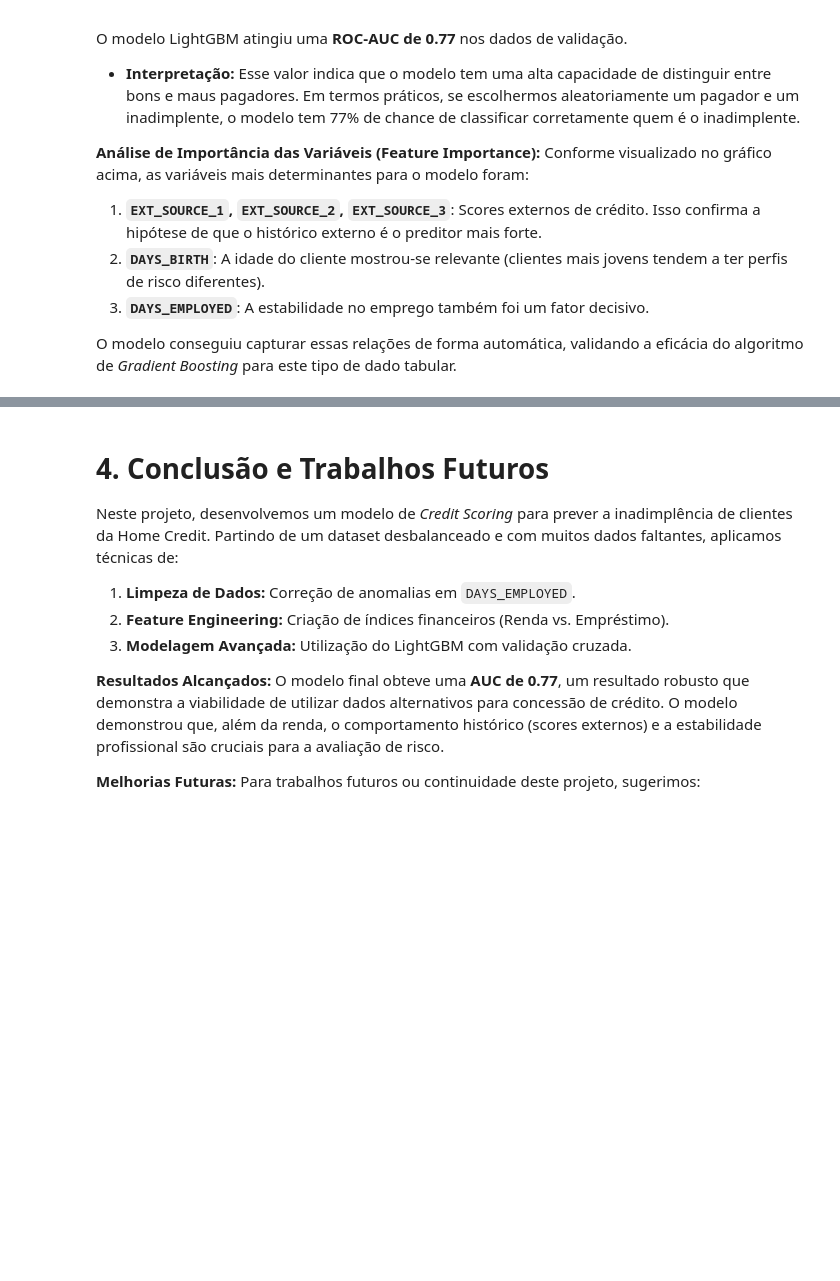
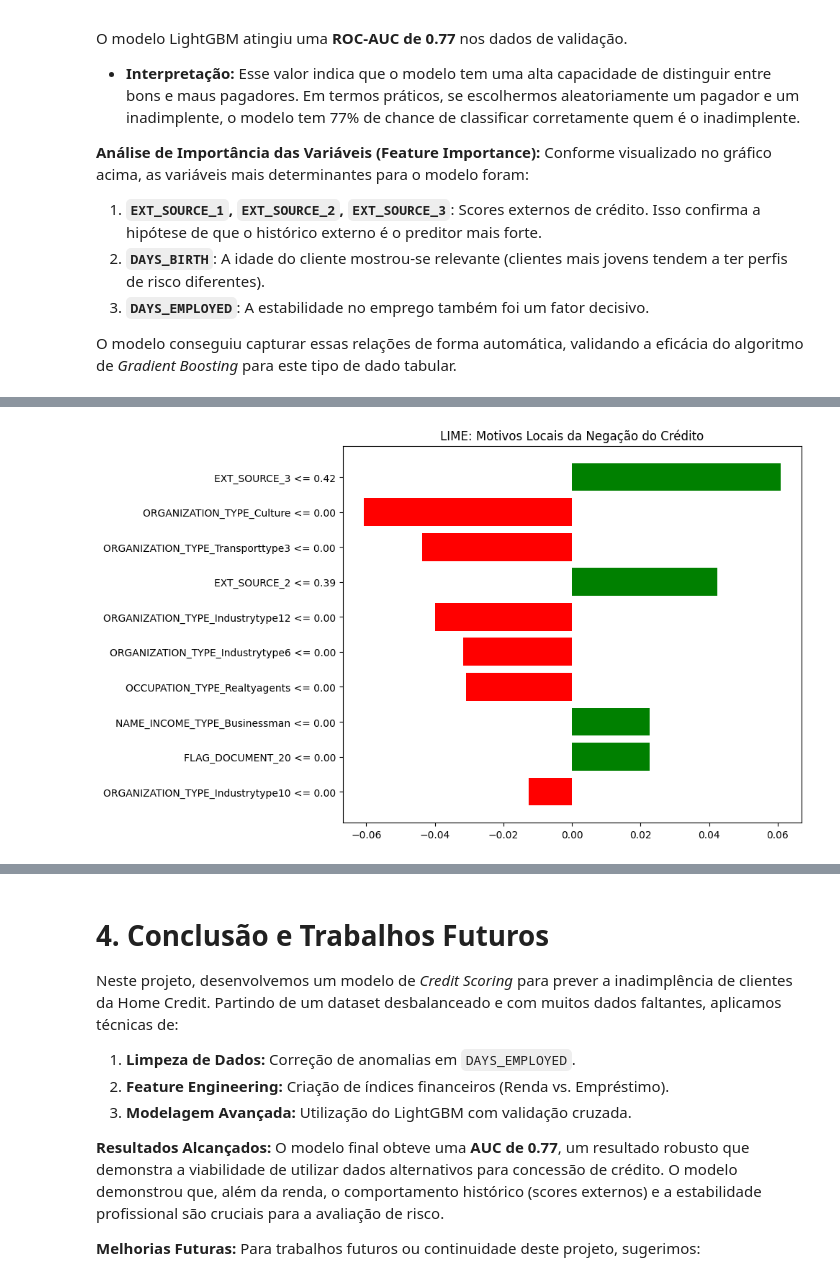
Before and after one commit to AthilaArchanji/home-credit-scoring, a Jupyter notebook: home-credit-default-risk.ipynb, the cells around one changed output, grey strips where cells are left out. Saved outputs shown, nothing was run; the diff lists cells and outputs as text; code cells hidden in the pictures; blank space fills up the shorter version.

```diff
--- a/home-credit-default-risk.ipynb
+++ b/home-credit-default-risk.ipynb
@@ -327,0 +353,91 @@ O modelo conseguiu capturar essas relações de forma automática, validando a e
+# %%
+# =========================================================
+# ETAPA 3: Interpretabilidade Local (LIME) e Contrafactuais (DiCE)
+# =========================================================
+import lime
+import lime.lime_tabular
+import dice_ml
+import time
+import pandas as pd
+import numpy as np
+from sklearn.impute import SimpleImputer
+
+# 1. Escolhendo o "Paciente Zero" (Um cliente que teve crédito negado com alta probabilidade)
+cliente_idx = preds.argmax() # Pega o índice do cliente com MAIOR risco de calote do conjunto de validação
+cliente_dados = X_val.iloc[cliente_idx]
+
+print(f"Probabilidade predita de inadimplência (Risco) para este cliente: {preds[cliente_idx]:.2f}")
+print("-" * 50)
+
+# ---------------------------------------------------------
+# RESOLUÇÃO DO CONFLITO DE NULOS (NaN) PARA O LIME
+# ---------------------------------------------------------
+# Como o LIME não aceita NaNs na geração de dados sintéticos, preenchemos com a mediana
+imputer = SimpleImputer(strategy='median')
+X_train_imputed = imputer.fit_transform(X_train)
+cliente_dados_imputed = imputer.transform(cliente_dados.values.reshape(1, -1))[0]
+
+# ---------------------------------------------------------
+# LIME: Por que este crédito foi negado?
+# ---------------------------------------------------------
+print("Inicializando e calculando LIME...")
+start_time_lime = time.time() # ETAPA 4: Iniciando cronômetro para auditoria de latência
+
+explainer_lime = lime.lime_tabular.LimeTabularExplainer(
+    training_data=X_train_imputed, # Usando a base sem NaNs
+    feature_names=X_train.columns.tolist(),
+    class_names=['Aprovado (0)', 'Negado (1)'],
+    mode='classification',
+    random_state=42
+)
+
+exp_lime = explainer_lime.explain_instance(
+    data_row=cliente_dados_imputed, # Usando o cliente sem NaNs
+    predict_fn=model.predict_proba,
+    num_features=10 # Mostra as 10 variáveis que mais pesaram contra/a favor
+)
+
+end_time_lime = time.time()
+latencia_lime = end_time_lime - start_time_lime
+
+# Exibindo o gráfico do LIME
+fig = exp_lime.as_pyplot_figure()
+fig.set_size_inches(10, 6)
+plt.title("LIME: Motivos Locais da Negação do Crédito")
+plt.tight_layout()
+plt.show()
+
+# ---------------------------------------------------------
+# DiCE: Explicações Contrafactuais (Como reverter a decisão?)
+# ---------------------------------------------------------
+print("\nInicializando e calculando DiCE...")
+start_time_dice = time.time()
+
+# O DiCE precisa da base imputada (sem NaNs) em formato Pandas DataFrame
+treino_dice = pd.DataFrame(X_train_imputed, columns=X_train.columns)
+treino_dice['TARGET'] = y_train.values
+
+# Configurando as estruturas do DiCE
+d = dice_ml.Data(dataframe=treino_dice, continuous_features=X_train.columns.tolist(), outcome_name='TARGET')
+
+# CORREÇÃO 1: Mudando o método de "random" para "genetic" (muito mais eficiente em achar resultados)
+m = dice_ml.Model(model=model, backend="sklearn")
+exp_dice = dice_ml.Dice(d, m, method="genetic")
+
+cliente_df = pd.DataFrame([cliente_dados_imputed], columns=X_train.columns)
+
+# Gerando opções de aprovação
+dice_cf = exp_dice.generate_counterfactuals(
+    cliente_df,
+    total_CFs=3,
+    desired_class=0,
+    # CORREÇÃO 2: Comentar ou definir como "all" para o algoritmo ter liberdade de achar uma solução primeiro.
+    # features_to_vary='all'
+)
+
+end_time_dice = time.time()
+latencia_dice = end_time_dice - start_time_dice
+
+print("Opções Contrafactuais Geradas:")
+dice_cf.visualize_as_dataframe(show_only_changes=True)
+# %% [output]
@@ -327,0 +447 @@ O modelo conseguiu capturar essas relações de forma automática, validando a e
+[figure, added]
```
Also changed, not shown: parts of 6 cells of this notebook.
